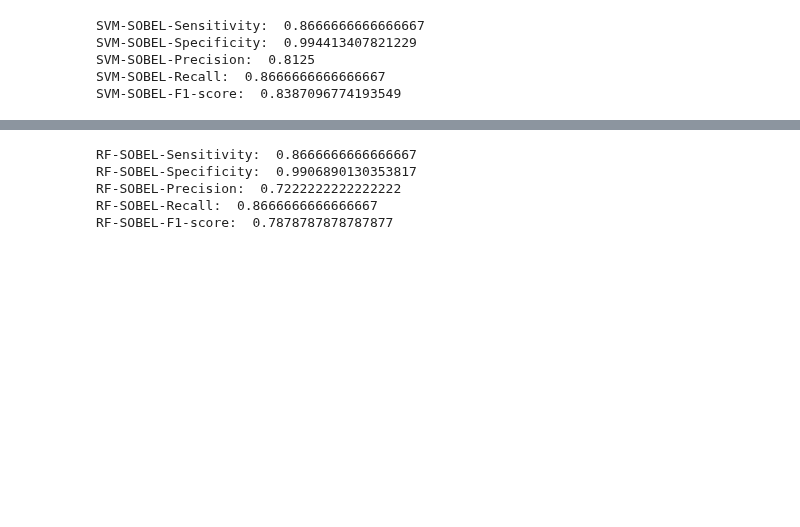
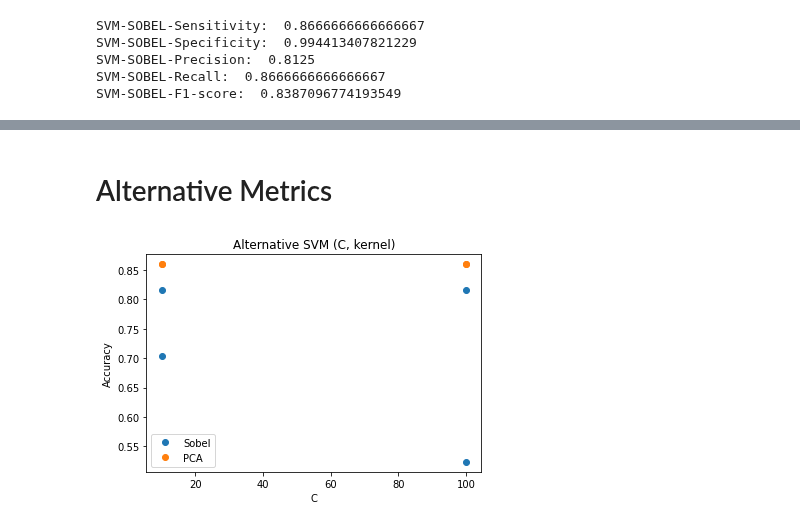
Before and after one commit to kareemotafy/AIProject, a Jupyter notebook: OCR.ipynb, the cells around one changed output, grey strips where cells are left out. Drawn from its saved outputs; the diff is of its cells as text; code cells hidden in the pictures; blank space fills up the shorter version.

```diff
--- a/OCR.ipynb
+++ b/OCR.ipynb
@@ -761,33 +652,46 @@ Confusion Matrix:
-# %%
-num_categories = conf_matrix_RF_SOBEL.shape[0]
-
-metrics = {}
-
-for i in range(num_categories):
-    TP = conf_matrix_RF_SOBEL[i, i]
-    FN = np.sum(conf_matrix_RF_SOBEL[i, :]) - TP
-    FP = np.sum(conf_matrix_RF_SOBEL[:, i]) - TP
-    TN = np.sum(conf_matrix_RF_SOBEL) - TP - FN - FP
-
-    sensitivity = TP / (TP + FN)
-    specificity = TN / (TN + FP)
-    precision = TP / (TP + FP)
-    recall = sensitivity
-    f1_score = 2 * (precision * recall) / (precision + recall)
-
-    metrics[i] = {"Sensitivity": sensitivity,
-                  "Specificity": specificity,
-                  "Precision": precision,
-                  "Recall": recall,
-                  "F1-score": f1_score}
-print("RF-SOBEL-Sensitivity: ",sensitivity)
-print("RF-SOBEL-Specificity: ",specificity)
-print("RF-SOBEL-Precision: ",precision)
-print("RF-SOBEL-Recall: ",recall)
-print("RF-SOBEL-F1-score: ",f1_score)
-# %% [output]
-RF-SOBEL-Sensitivity:  0.8666666666666667
-RF-SOBEL-Specificity:  0.9906890130353817
-RF-SOBEL-Precision:  0.7222222222222222
-RF-SOBEL-Recall:  0.8666666666666667
-RF-SOBEL-F1-score:  0.7878787878787877
+# %% [markdown]
+# Alternative Metrics
+# %%
+# loop through each case and save all results in a list
+# kernel: [rbf, poly]
+# C: [10, 100]
+
+svm_x = [10,100]
+svm_sobel_y = []
+svm_pca_y = []
+for i in svm_x:
+    classifier = SVC(kernel='rbf', probability=True, C=i)
+    classifier.fit(x_train_sobel, y_train)
+    predictions = classifier.predict(x_test_sobel)
+    accuracy = accuracy_score(y_test, predictions)
+    svm_sobel_y.append(accuracy)
+for i in svm_x:
+    classifier = SVC(kernel='poly', probability=True, C=i)
+    classifier.fit(x_train_sobel, y_train)
+    predictions = classifier.predict(x_test_sobel)
+    accuracy = accuracy_score(y_test, predictions)
+    svm_sobel_y.append(accuracy)
+
+for i in svm_x:
+    classifier = SVC(kernel='rbf', probability=True,C=i)
+    classifier.fit(X_train_pca, y_train)
+    predictions = classifier.predict(X_test_pca)
+    accuracy = accuracy_score(y_test, pca_svm_predictions)
+    svm_pca_y.append(accuracy)
+for i in svm_x:
+    classifier = SVC(kernel='poly', probability=True,C=i)
+    classifier.fit(X_train_pca, y_train)
+    predictions = classifier.predict(X_test_pca)
+    accuracy = accuracy_score(y_test, pca_svm_predictions)
+    svm_pca_y.append(accuracy)
+# %%
+x= flatten_image([svm_x,svm_x])
+plt.plot(x, svm_sobel_y, label = "Sobel", marker = 'o', linestyle = "none")
+plt.plot(x,svm_pca_y , label = "PCA", marker = 'o', linestyle = "none")
+plt.xlabel("C")
+plt.ylabel("Accuracy")
+plt.title("Alternative SVM (C, kernel)")
+plt.legend()
+plt.show()
+# %% [output]
+[figure, added]
```
Also changed, not shown: parts of 65 cells of this notebook.
